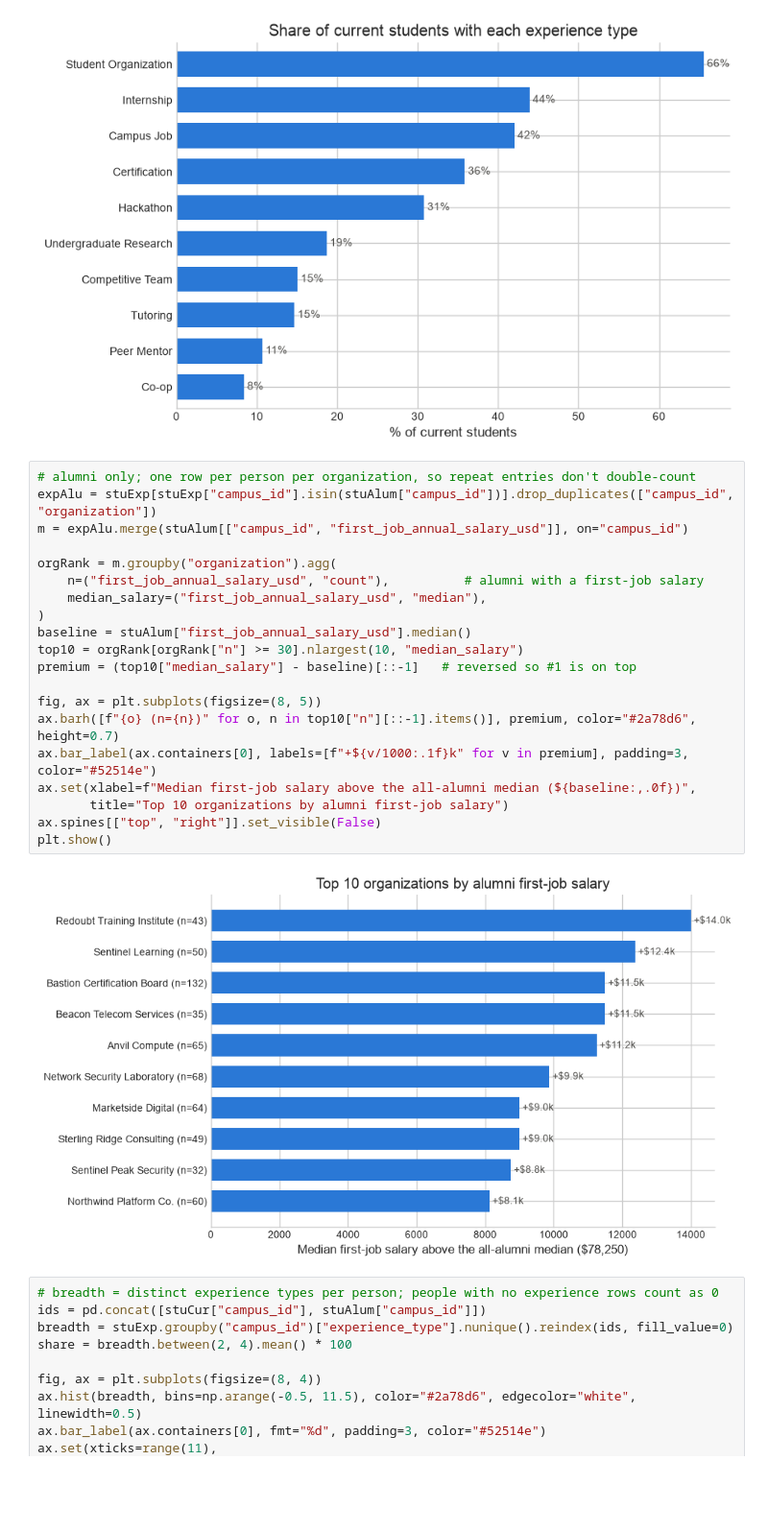
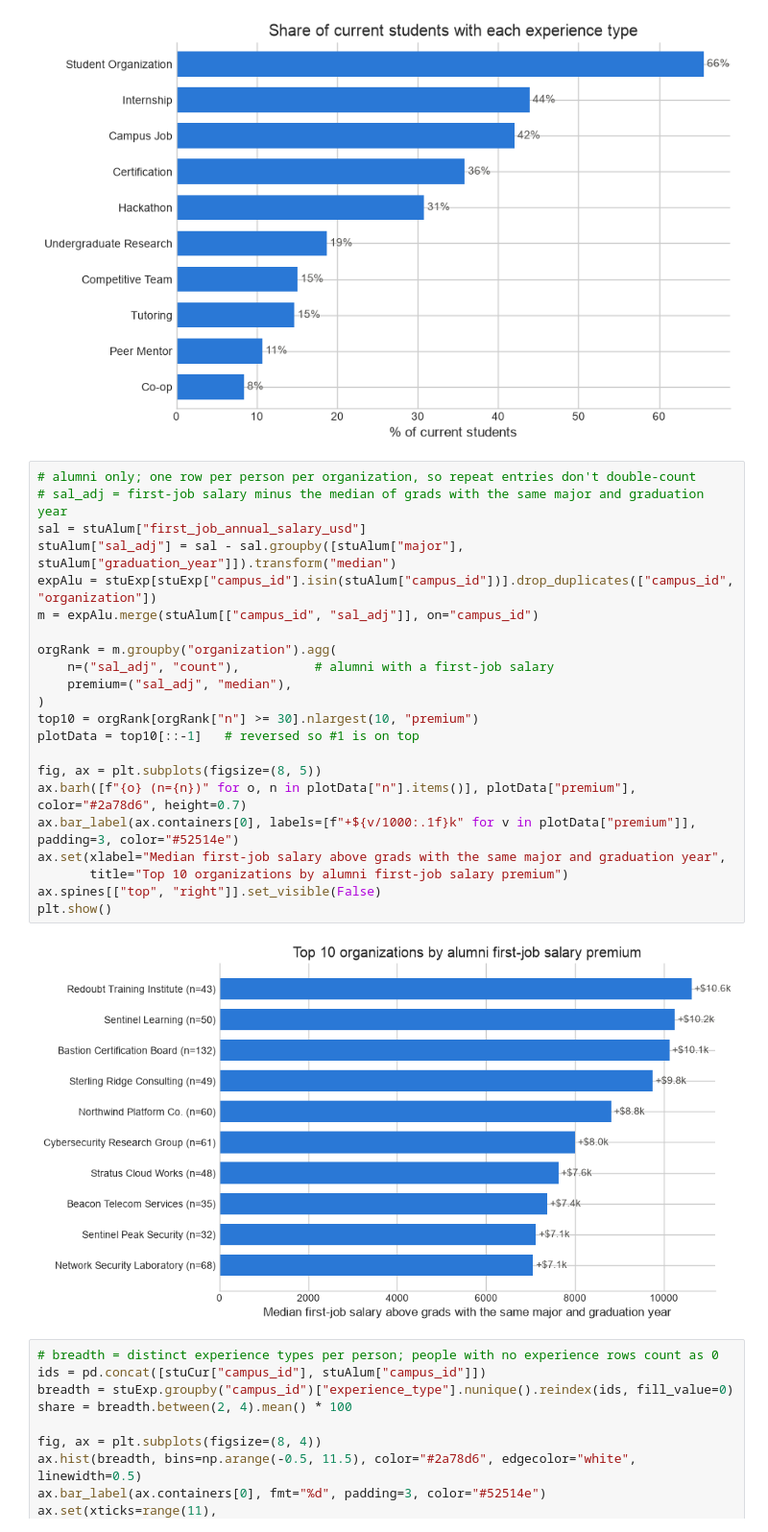
Before and after one commit to WestphalianFresco/TSWhackUMBC, a Jupyter notebook: file.ipynb, the cells around one changed output. Shown at 96% size. Cells and saved outputs as stored; diff of their text form; blank space fills up the shorter version.

```diff
--- a/file.ipynb
+++ b/file.ipynb
@@ -50,26 +50,28 @@ plt.show()
 [figure]
 # %%
 # alumni only; one row per person per organization, so repeat entries don't double-count
+# sal_adj = first-job salary minus the median of grads with the same major and graduation year
+sal = stuAlum["first_job_annual_salary_usd"]
+stuAlum["sal_adj"] = sal - sal.groupby([stuAlum["major"], stuAlum["graduation_year"]]).transform("median")
 expAlu = stuExp[stuExp["campus_id"].isin(stuAlum["campus_id"])].drop_duplicates(["campus_id", "organization"])
-m = expAlu.merge(stuAlum[["campus_id", "first_job_annual_salary_usd"]], on="campus_id")
+m = expAlu.merge(stuAlum[["campus_id", "sal_adj"]], on="campus_id")
 
 orgRank = m.groupby("organization").agg(
-    n=("first_job_annual_salary_usd", "count"),          # alumni with a first-job salary
-    median_salary=("first_job_annual_salary_usd", "median"),
+    n=("sal_adj", "count"),          # alumni with a first-job salary
+    premium=("sal_adj", "median"),
 )
-baseline = stuAlum["first_job_annual_salary_usd"].median()
-top10 = orgRank[orgRank["n"] >= 30].nlargest(10, "median_salary")
-premium = (top10["median_salary"] - baseline)[::-1]   # reversed so #1 is on top
+top10 = orgRank[orgRank["n"] >= 30].nlargest(10, "premium")
+plotData = top10[::-1]   # reversed so #1 is on top
 
 fig, ax = plt.subplots(figsize=(8, 5))
-ax.barh([f"{o} (n={n})" for o, n in top10["n"][::-1].items()], premium, color="#2a78d6", height=0.7)
-ax.bar_label(ax.containers[0], labels=[f"+${v/1000:.1f}k" for v in premium], padding=3, color="#52514e")
-ax.set(xlabel=f"Median first-job salary above the all-alumni median (${baseline:,.0f})",
-       title="Top 10 organizations by alumni first-job salary")
+ax.barh([f"{o} (n={n})" for o, n in plotData["n"].items()], plotData["premium"], color="#2a78d6", height=0.7)
+ax.bar_label(ax.containers[0], labels=[f"+${v/1000:.1f}k" for v in plotData["premium"]], padding=3, color="#52514e")
+ax.set(xlabel="Median first-job salary above grads with the same major and graduation year",
+       title="Top 10 organizations by alumni first-job salary premium")
 ax.spines[["top", "right"]].set_visible(False)
 plt.show()
 # %% [output]
-[figure, old version]
+[figure, new version]
 # %%
 # breadth = distinct experience types per person; people with no experience rows count as 0
 ids = pd.concat([stuCur["campus_id"], stuAlum["campus_id"]])
```
Also changed, not shown: parts of 3 cells of this notebook.
